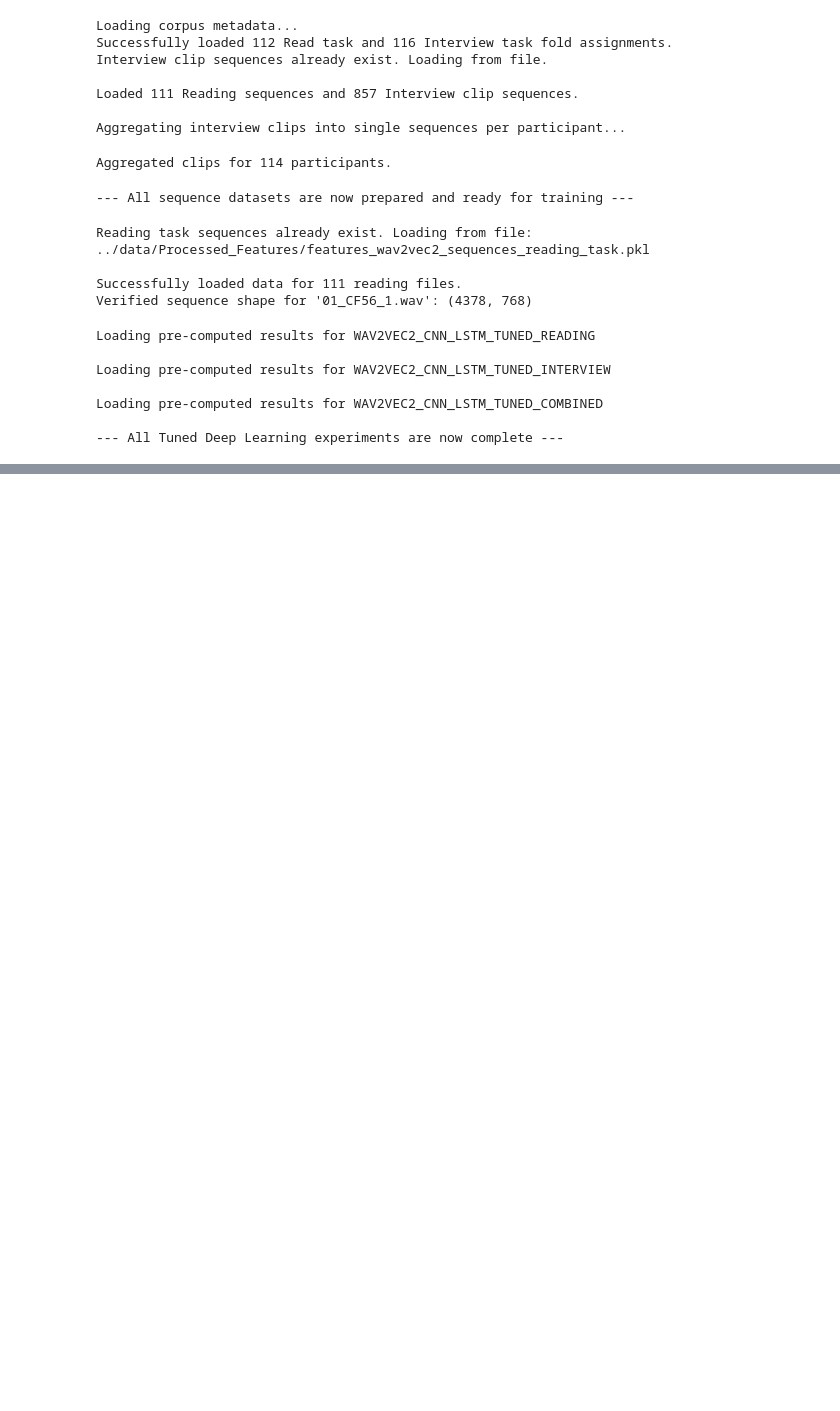
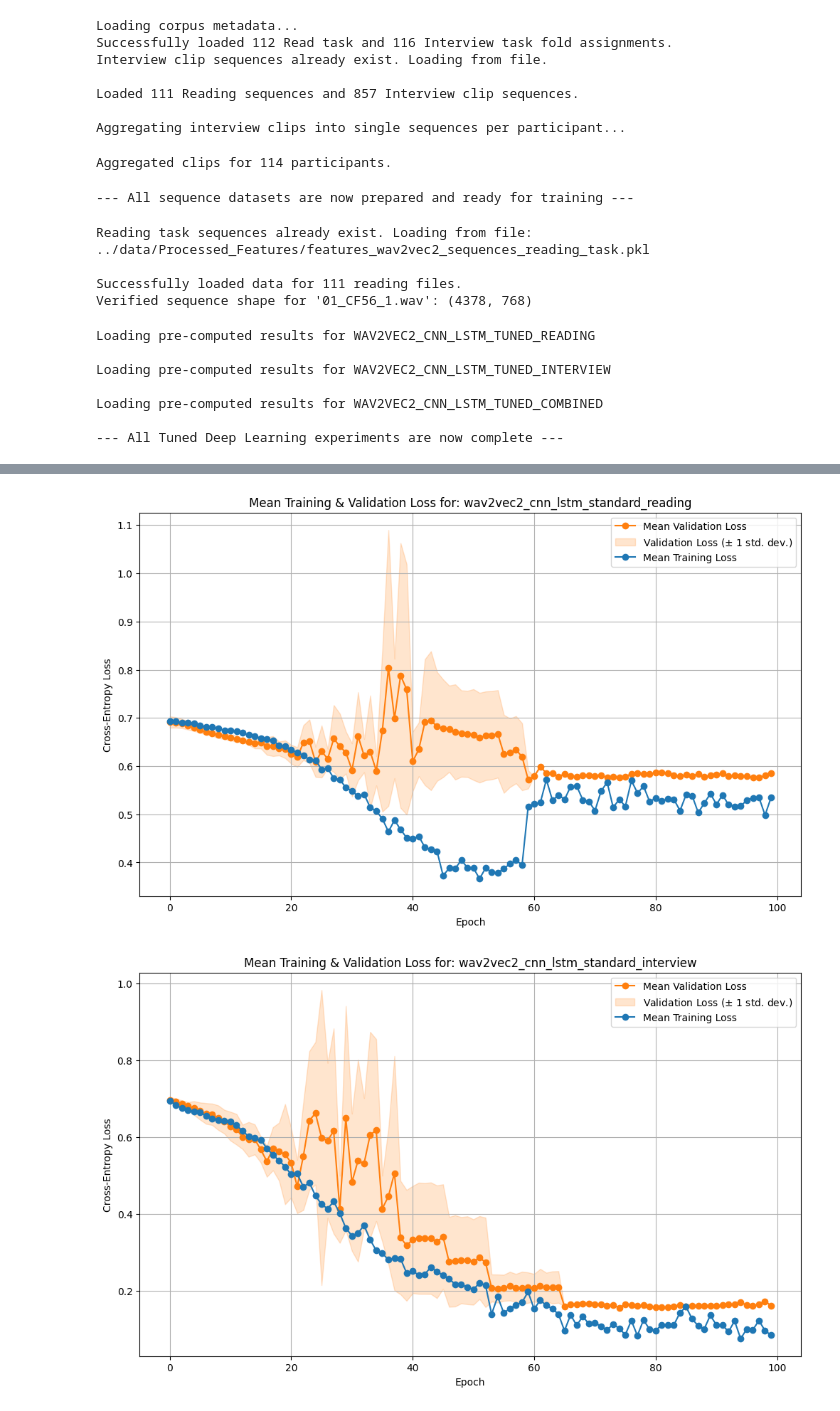
Before and after one commit to ayushpradhan-dev/robust-speech-analysis-framework, a Jupyter notebook: notebooks/04_cnn_lstm_experiment.ipynb, the cells around one changed output, grey strips where cells are left out. Drawn from its saved outputs; the diff is of its cells as text; code cells hidden in the pictures; blank space fills up the shorter version.

```diff
--- a/notebooks/04_cnn_lstm_experiment.ipynb
+++ b/notebooks/04_cnn_lstm_experiment.ipynb
@@ -126,7 +126,7 @@ Verified sequence shape for '01_CF56_1.wav': (4378, 768)
 # %%
 # Run Tuned CNN-LSTM Experiments for All Data Types
 
-# Import the NEW function
+# Import
 from src.dl_cv_strategies import run_pytorch_nested_cv_with_optuna
 
 # Dictionary to store the results of the tuned DL experiments
@@ -150,8 +150,8 @@ for name, seq_dict in sequence_sets.items():
         current_participants = list(seq_dict.keys())
         current_metadata_df = participant_metadata[participant_metadata['unique_participant_id'].isin(current_participants)]
 
-        # Run the full nested CV with Optuna tuning
-        tuned_results_df, tuned_predictions = run_pytorch_nested_cv_with_optuna(
+        # Capture the new 'weights' output
+        tuned_results_df, tuned_predictions, tuned_weights = run_pytorch_nested_cv_with_optuna(
             sequences_dict=seq_dict,
             metadata_df=current_metadata_df,
             n_trials=N_TRIALS,
@@ -160,12 +160,15 @@ for name, seq_dict in sequence_sets.items():
             batch_size=BATCH_SIZE
         )
 
-        # Save results for this experiment
-        results_to_save = {'results_df': tuned_results_df, 'predictions': tuned_predictions}
-        with open(results_save_path, 'wb') as f:
-            pickle.dump(results_to_save, f)
+        # Save results, now including the weights
+        results_to_save = {
+            'results_df': tuned_results_df,
+            'predictions': tuned_predictions,
+            'weights': tuned_weights # NEW
+        }
+        with open(results_save_path, 'wb') as f: pickle.dump(results_to_save, f)
         print(f"Results saved to {results_save_path}")
-        tuned_dl_results[experiment_name] = results_to_save
+        all_results[experiment_name] = results_to_save
     else:
         print(f"\nLoading pre-computed results for {experiment_name.upper()}")
         with open(results_save_path, 'rb') as f:
@@ -414,0 +536,42 @@ Successfully loaded a total of 3 experiment results for final comparison.
+# %%
+# Visualize Loss Curves for Standard K-Fold DL Experiments
+
+# This cell plots the mean and std dev of loss curves across the 5 folds for each experiment
+
+for name in ['reading', 'interview', 'combined']:
+    experiment_name = f'wav2vec2_cnn_lstm_standard_{name}'
+    if experiment_name in all_results and 'histories' in all_results[experiment_name]:
+        histories = all_results[experiment_name]['histories']
+
+        plt.figure(figsize=(12, 7))
+
+        # Process and plot for validation loss
+        val_losses = [h['val'] for h in histories]
+        # Pad shorter sequences with NaN to average correctly
+        max_len = max(len(l) for l in val_losses)
+        val_losses_padded = np.array([l + [np.nan]*(max_len - len(l)) for l in val_losses])
+
+        mean_val_loss = np.nanmean(val_losses_padded, axis=0)
+        std_val_loss = np.nanstd(val_losses_padded, axis=0)
+
+        epochs = np.arange(len(mean_val_loss))
+
+        plt.plot(epochs, mean_val_loss, 'o-', color='C1', label='Mean Validation Loss')
+        plt.fill_between(epochs, mean_val_loss - std_val_loss, mean_val_loss + std_val_loss,
+                         color='C1', alpha=0.2, label=r'Validation Loss ($\pm$ 1 std. dev.)')
+
+        # Process and plot for training loss
+        train_losses = [h['train'] for h in histories]
+        train_losses_padded = np.array([l + [np.nan]*(max_len - len(l)) for l in train_losses])
+        mean_train_loss = np.nanmean(train_losses_padded, axis=0)
+        plt.plot(epochs, mean_train_loss, 'o-', color='C0', label='Mean Training Loss')
+
+        plt.title(f'Mean Training & Validation Loss for: {experiment_name}')
+        plt.xlabel('Epoch')
+        plt.ylabel('Cross-Entropy Loss')
+        plt.legend()
+        plt.grid(True)
+        plt.show()
+# %% [output]
+[figure, added]
+[figure, added]
```
Also changed, not shown: parts of 11 cells of this notebook, 10 other files.
